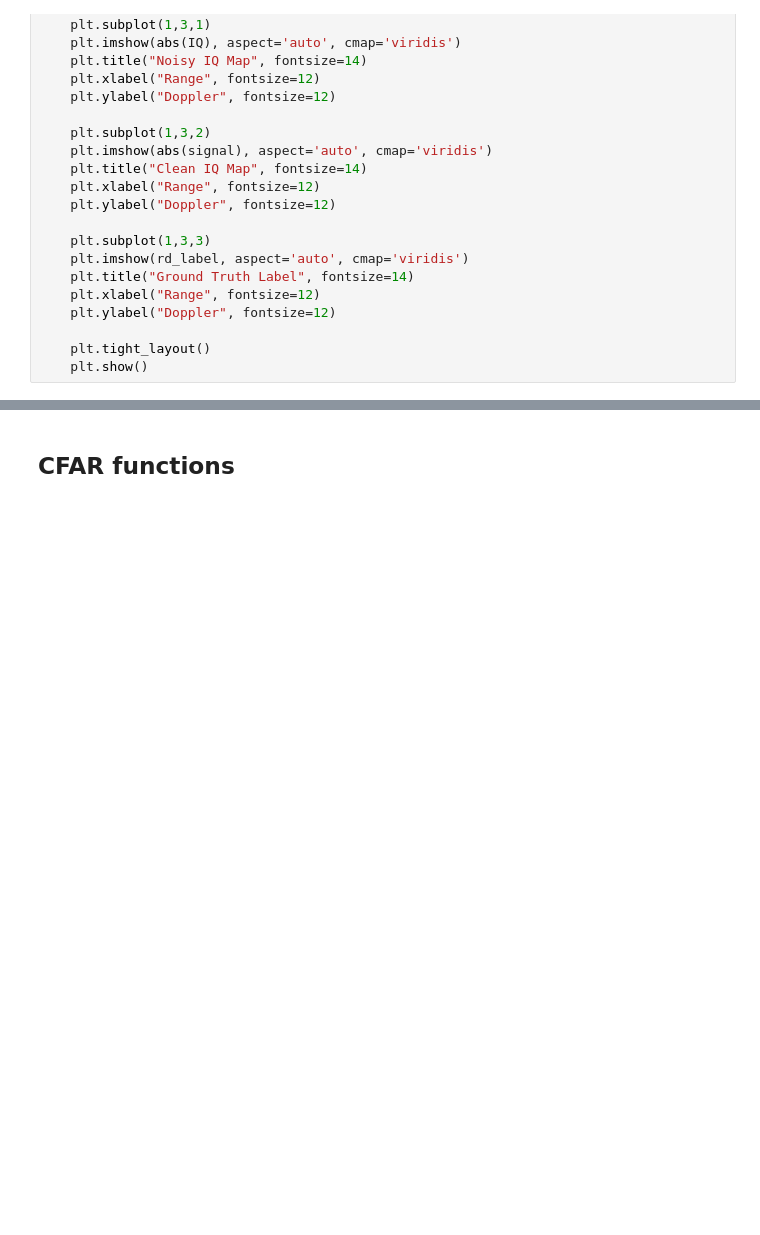
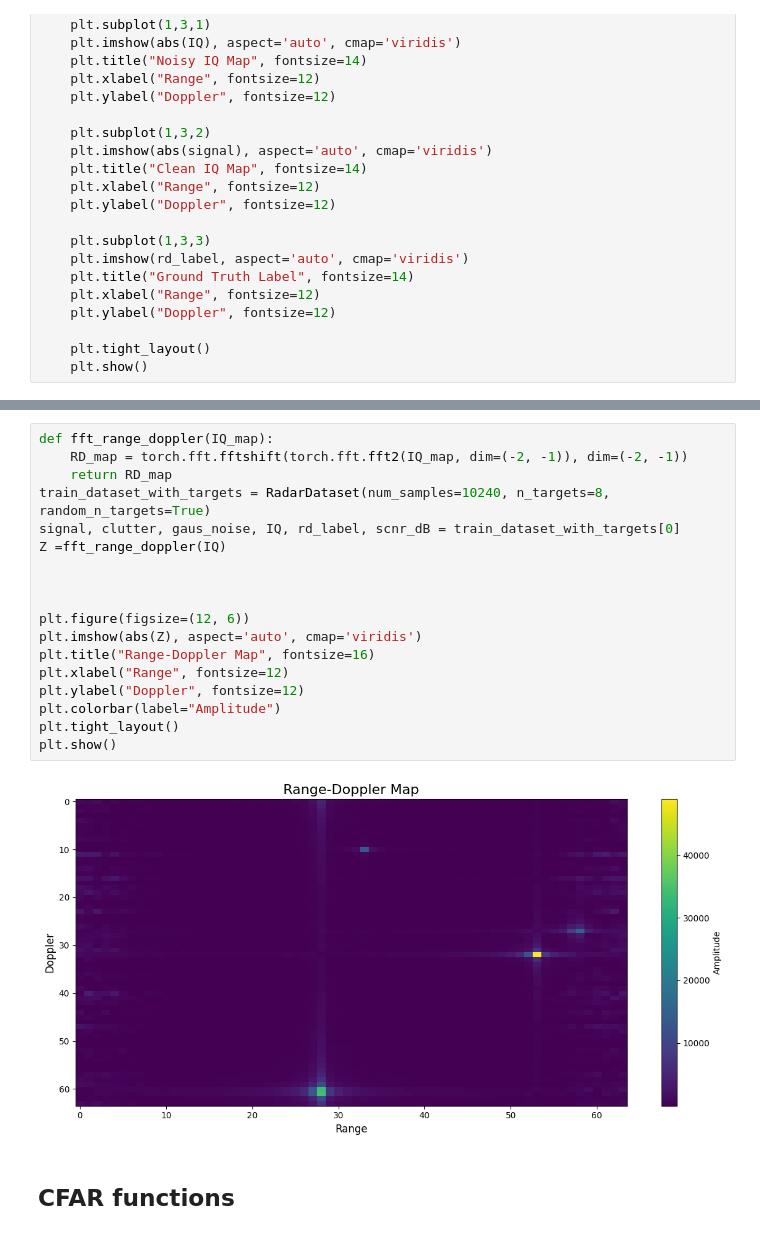
Before and after one commit to arigra/Heavy-Clutter-Detection, a Jupyter notebook: notebooks/IQMethods.ipynb, the cells around one changed output, grey strips where cells are left out. Drawn from its saved outputs; the diff is of its cells as text; blank space fills up the shorter version.

```diff
--- a/notebooks/IQMethods.ipynb
+++ b/notebooks/IQMethods.ipynb
@@ -507,3 +422,23 @@ compare_nu_scnr(nu_values=[0.01, 0.1, 1], scnr_values=[-20, -10, 0, 10, 20], rad
+# %%
+def fft_range_doppler(IQ_map):
+    RD_map = torch.fft.fftshift(torch.fft.fft2(IQ_map, dim=(-2, -1)), dim=(-2, -1))
+    return RD_map
+train_dataset_with_targets = RadarDataset(num_samples=10240, n_targets=8, random_n_targets=True)
+signal, clutter, gaus_noise, IQ, rd_label, scnr_dB = train_dataset_with_targets[0]
+Z =fft_range_doppler(IQ)
+
+
+
+plt.figure(figsize=(12, 6))
+plt.imshow(abs(Z), aspect='auto', cmap='viridis')
+plt.title("Range-Doppler Map", fontsize=16)
+plt.xlabel("Range", fontsize=12)
+plt.ylabel("Doppler", fontsize=12)
+plt.colorbar(label="Amplitude")
+plt.tight_layout()
+plt.show()
+# %% [output]
+[figure, added]
 # %% [markdown]
 ## CFAR functions
 # %%
```
Also changed, not shown: parts of 25 cells of this notebook, 1 other file.
